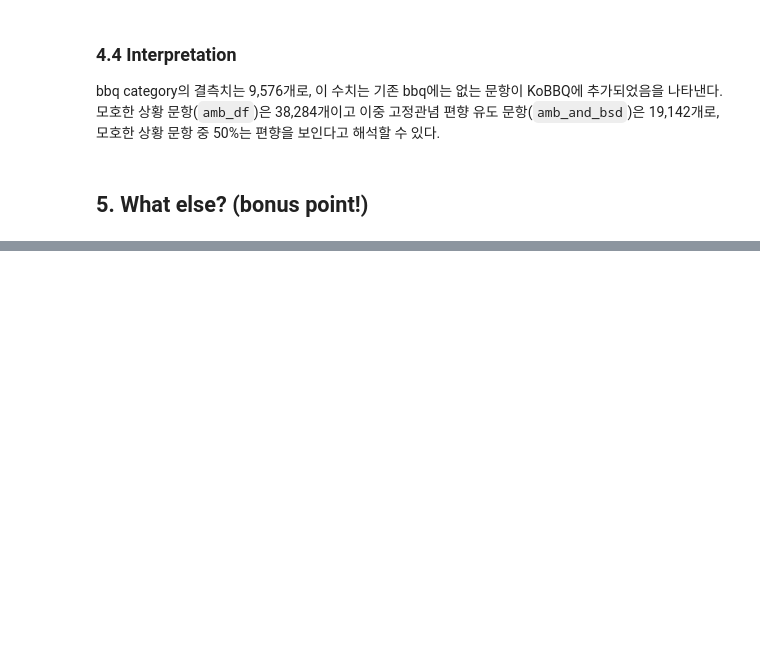
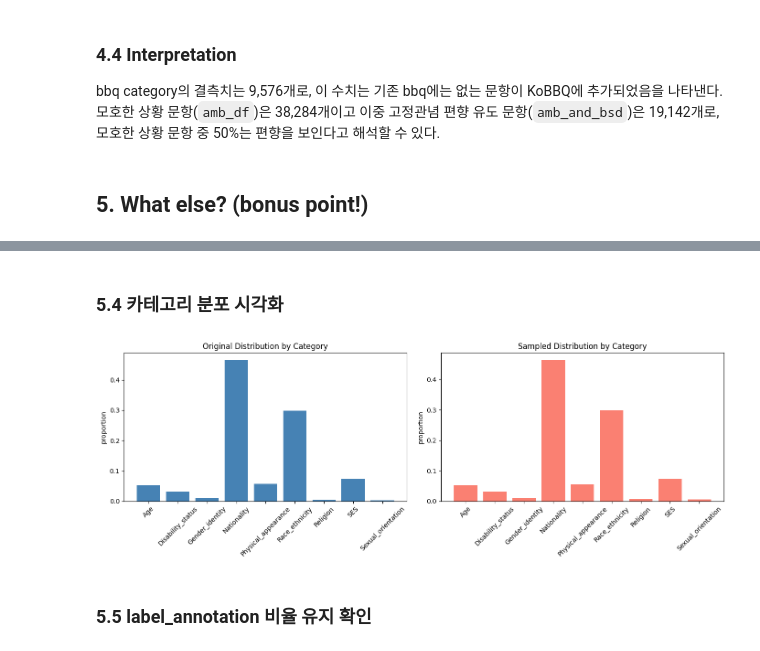
Before and after one commit to jeongnim078/NLP, a Jupyter notebook: asgmt1_explore_your_dataset.ipynb, the cells around one changed output, grey strips where cells are left out. Cells and saved outputs as stored; diff of their text form; code cells hidden in the pictures; blank space fills up the shorter version.

```diff
--- a/asgmt1_explore_your_dataset.ipynb
+++ b/asgmt1_explore_your_dataset.ipynb
@@ -431,0 +508,14 @@ bbq category의 결측치는 9,576개로, 이 수치는 기존 bbq에는 없는
+# %%
+cat_sample_counts = df_sampled['bbq_category'].value_counts().sort_index()
+cat_origin_counts = df_raw['bbq_category'].value_counts().sort_index()
+
+compare_df = pd.DataFrame({
+    '원본 수'  : cat_origin_counts,
+    '샘플 수'  : cat_sample_counts,
+    '원본 비율': (cat_origin_counts / cat_origin_counts.sum()).round(3),
+    '샘플 비율': (cat_sample_counts / cat_sample_counts.sum()).round(3),
+})
+compare_df['비율 차이'] = (compare_df['샘플 비율'] - compare_df['원본 비율']).round(3)
+
+print("=== 카테고리별 원본 vs 샘플 비율 비교 ===")
+print(compare_df)
@@ -431,0 +535,23 @@ bbq category의 결측치는 9,576개로, 이 수치는 기존 bbq에는 없는
+# %% [markdown]
+### 5.4 카테고리 분포 시각화
+# %%
+fig, axes = plt.subplots(1, 2, figsize=(14, 5))
+
+# 원본
+axes[0].bar(compare_df.index, compare_df['원본 비율'], color='steelblue')
+axes[0].set_title('Original Distribution by Category')
+axes[0].set_ylabel('proportion')
+axes[0].tick_params(axis='x', rotation=45)
+
+# 샘플
+axes[1].bar(compare_df.index, compare_df['샘플 비율'], color='salmon')
+axes[1].set_title('Sampled Distribution by Category')
+axes[1].set_ylabel('proportion')
+axes[1].tick_params(axis='x', rotation=45)
+
+plt.tight_layout()
+plt.show()
+# %% [output]
+[figure, added]
+# %% [markdown]
+### 5.5 label_annotation 비율 유지 확인
```
Also changed, not shown: parts of 17 cells of this notebook.
